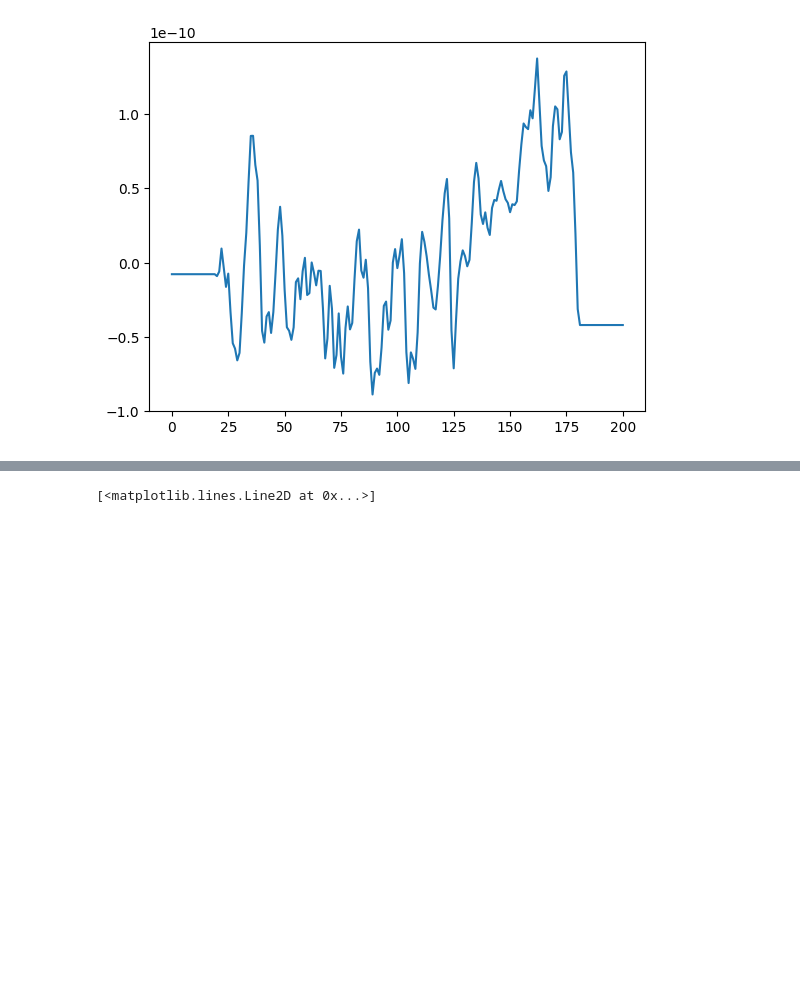
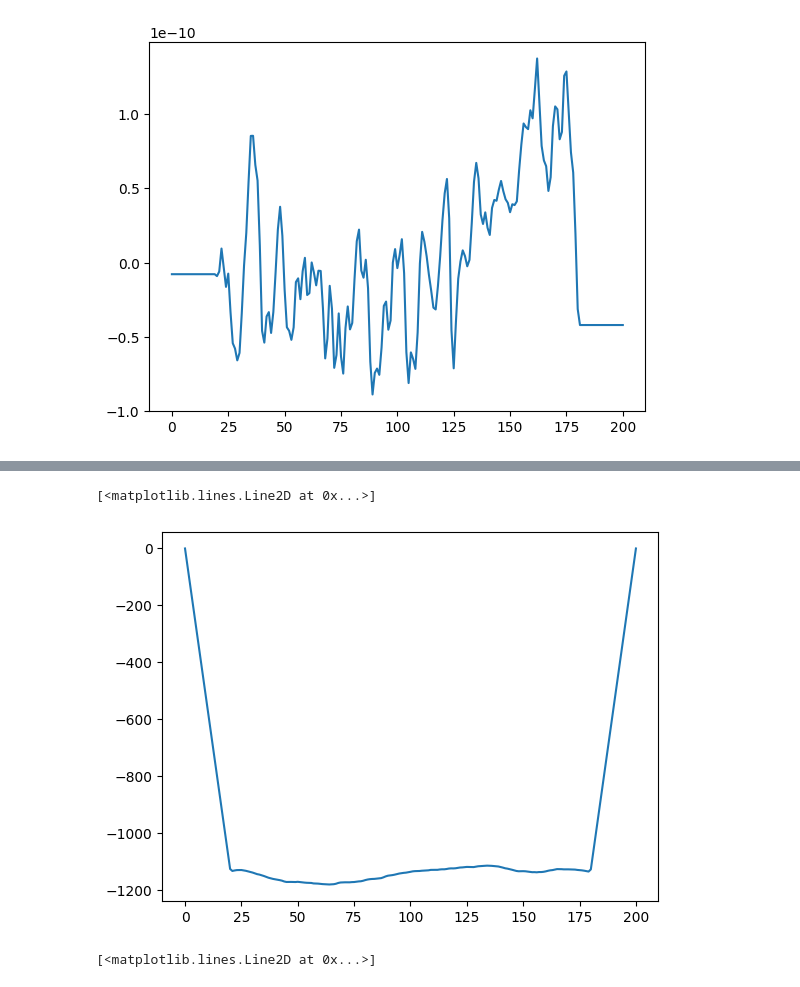
Before and after one commit to setupishe/PlasmaPython, a Jupyter notebook: results.ipynb, the cells around one changed output, grey strips where cells are left out. Cells and saved outputs as stored; diff of their text form; code cells hidden in the pictures; blank space fills up the shorter version.

```diff
--- a/results.ipynb
+++ b/results.ipynb
@@ -192,3 +186,8 @@ plt.plot(electrons_over_time)
+# %%
+plt.plot(phi_over_time[-1000])
+# %% [output]
+[<matplotlib.lines.Line2D at 0x...>]
+[figure, added]
 # %%
 central_phi = np.array([x[100] for x in phi_over_time])
 # %%
```
Also changed, not shown: parts of 9 cells of this notebook, 4 other files.
